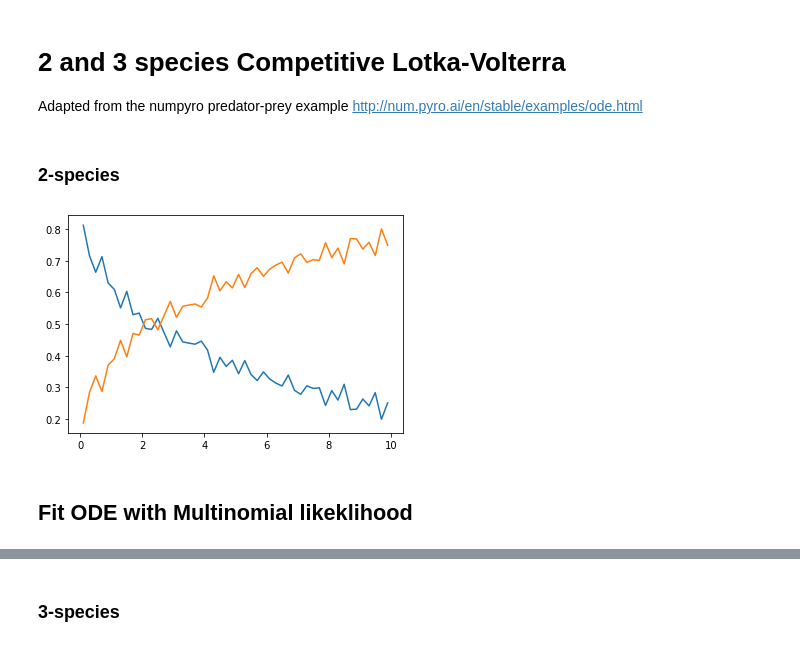
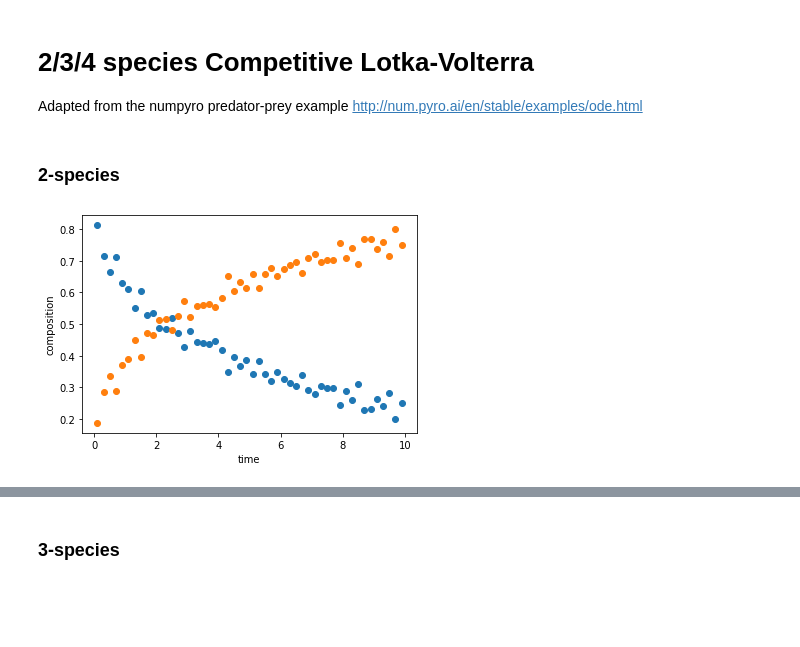
Before and after one commit to tmellan/compLV, a Jupyter notebook: CLV-better-priors.ipynb, the cells around one changed output, grey strips where cells are left out. Drawn from its saved outputs; the diff is of its cells as text; code cells hidden in the pictures; blank space fills up the shorter version.

```diff
--- a/CLV-better-priors.ipynb
+++ b/CLV-better-priors.ipynb
@@ -1,6 +1,6 @@
 # %% [markdown]
 
-# 2 and 3 species Competitive Lotka-Volterra
+# 2/3/4 species Competitive Lotka-Volterra
 
 Adapted from the numpyro predator-prey example
 http://num.pyro.ai/en/stable/examples/ode.html
@@ -30,13 +32,13 @@ numpyro.set_host_device_count(2)
 # %%
 #Recover parameters via inference from data from mathematica simulation for 2 species:
 df=pd.read_csv("data/sim.csv", header = None)
 week = np.array(df.iloc[:,0])
 data = np.array([df.iloc[:,1],df.iloc[:,2]]).T
 
-plt.plot(week, data[:, 0])
-plt.plot(week, data[:, 1])
+plt.scatter(week, data[:, 0])
+plt.scatter(week, data[:, 1])
+plt.xlabel("time")
+plt.ylabel("composition")
 plt.show()
 # %% [output]
-[figure, old version]
+[figure, new version]
-# %% [markdown]
-## Fit ODE with Multinomial likeklihood
```
Also changed, not shown: parts of 31 cells of this notebook.
